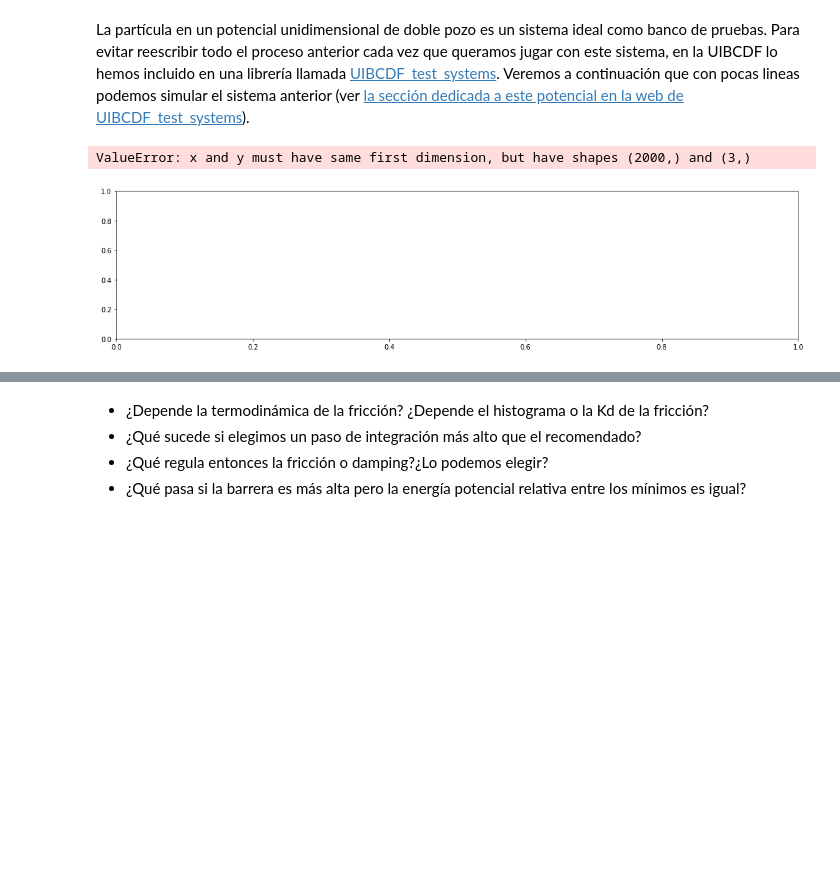
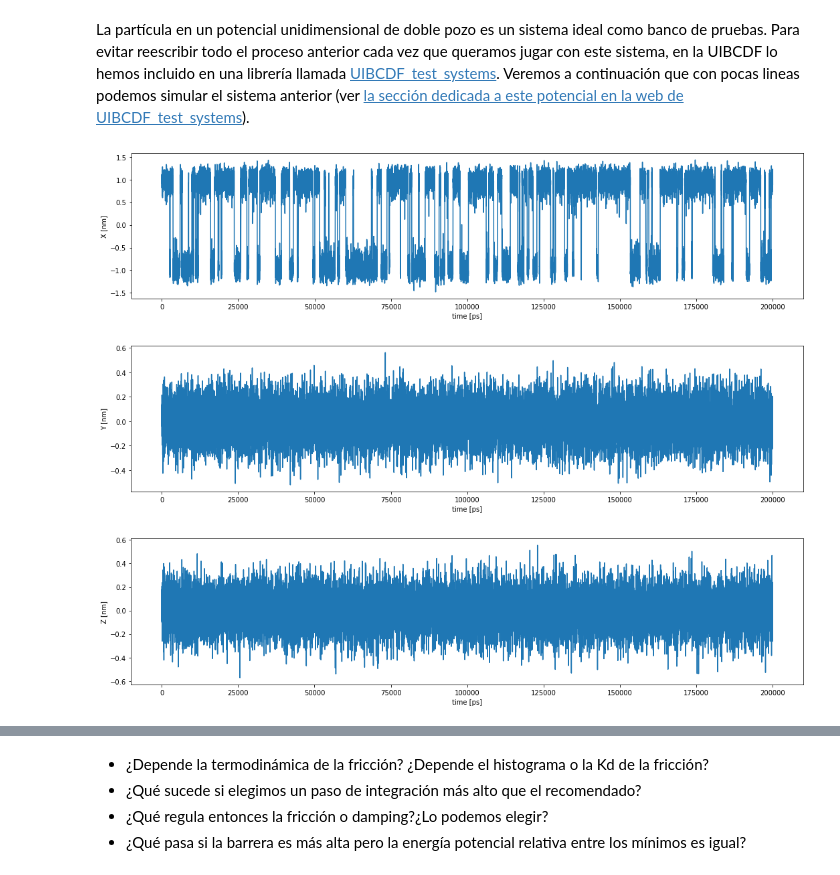
Before and after one commit to uibcdf/REMD_testbed, a Jupyter notebook: Doble_pozo_test.ipynb, the cells around one changed output, grey strips where cells are left out. Saved outputs shown, nothing was run; the diff lists cells and outputs as text; code cells hidden in the pictures; blank space fills up the shorter version.

Commit message:
working on Doble_pozo_test. First version not finished yet.

```diff
--- a/Doble_pozo_test.ipynb
+++ b/Doble_pozo_test.ipynb
@@ -289,22 +258,23 @@ initial_positions =  np.zeros([1, 3], np.float32) * unit.nanometers
 initial_positions[0,0] = 1.1 * unit.nanometers
 initial_velocities = np.zeros([1, 3], np.float32) * unit.nanometers/unit.picoseconds
 
-time, position, velocity, kinetic_energy, potential_energy = langevin_NVT (double_well_asymmetric.system,
-                                                                           temperature = 300*unit.kelvin,
-                                                                           friction = 1.0/unit.picoseconds,
-                                                                           initial_positions = initial_positions,
-                                                                           initial_velocities = initial_velocities,
-                                                                           integration_timestep = 0.2 * unit.picoseconds,
-                                                                           saving_timestep = 10.0 * unit.picoseconds,
-                                                                           total_time = 20 * unit.nanoseconds,
-                                                                           platform_name='CPU')
+times, positions, velocities, kinetic_energies, potential_energies = langevin_NVT (double_well_asymmetric.system,
+                                                                                   temperature = 300*unit.kelvin,
+                                                                                   friction = 1.0/unit.picoseconds,
+                                                                                   initial_positions = initial_positions,
+                                                                                   initial_velocities = initial_velocities,
+                                                                                   integration_timestep = 0.2 * unit.picoseconds,
+                                                                                   saving_timestep = 10.0 * unit.picoseconds,
+                                                                                   total_time = 200 * unit.nanoseconds,
+                                                                                   platform_name='CUDA')
 # %%
 plt.rcParams['figure.figsize'] = 18, 4
 for ii, ylabel in zip(range(3),['X','Y','Z']):
-    plt.plot(time,position[0,ii])
-    plt.ylabel(ylabel)
-    plt.xlabel('time')
+    plt.plot(times,positions[:,0,ii])
+    plt.ylabel(ylabel+' [{}]'.format(positions.unit.get_symbol()))
+    plt.xlabel('time [{}]'.format(times.unit.get_symbol()))
     plt.show()
 # %% [output]
-ValueError: x and y must have same first dimension, but have shapes (2000,) and (3,)
-[figure, old version]
+[figure, new version]
+[figure, added]
+[figure, added]
```
Also changed, not shown: parts of 54 cells of this notebook.
